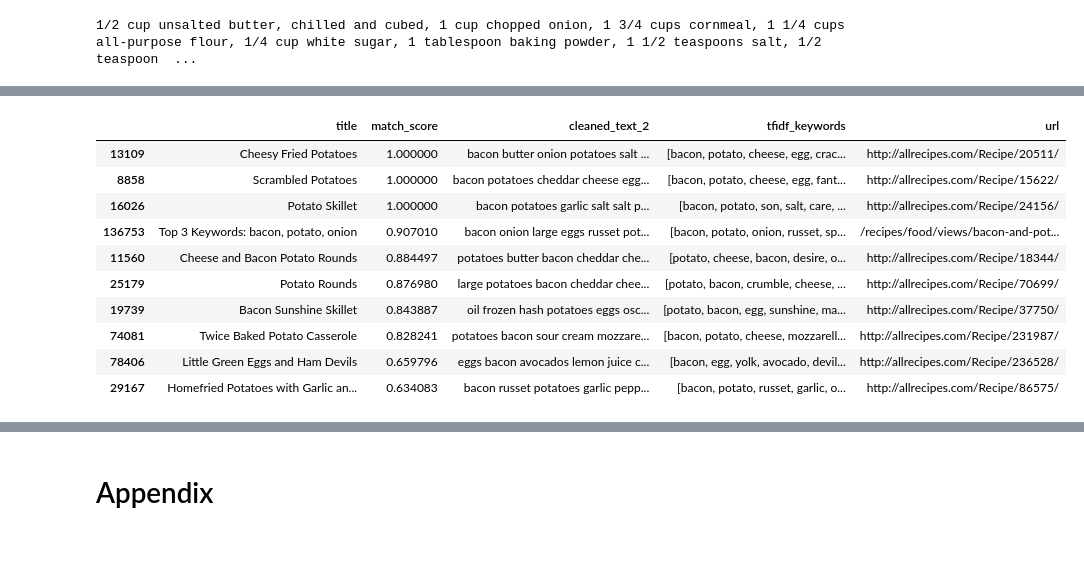
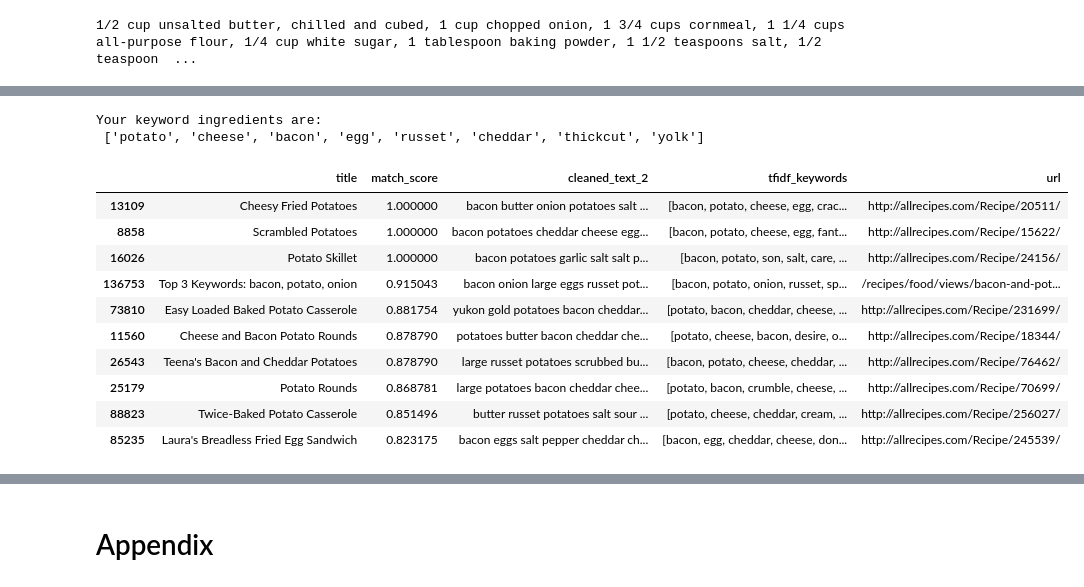
Before and after one commit to CoreyJMiller22791/Thinkful, a Jupyter notebook: Recipe Capstone.ipynb, the cells around one changed output, grey strips where cells are left out. Drawn from its saved outputs; the diff is of its cells as text; code cells hidden in the pictures; blank space fills up the shorter version.

```diff
--- a/Recipe Capstone.ipynb
+++ b/Recipe Capstone.ipynb
@@ -610,6 +627,6 @@ def recommender_metric(input_list, series):
 # %%
 def brain_food_4(input_list):
-    ''' Adds additional similar word tfidf score to input vector
+    ''' Adds additional similar word cosine similarity score to input vector
         Built on full tfidf matrix
         Adds in metric'''
 
@@ -633,7 +650,7 @@ def brain_food_4(input_list):
 
     diverse_lemmas = lemmas+similar_words
 
-    #print("Your keyword ingredients are:\n",diverse_lemmas)
+    print("Your keyword ingredients are:\n",diverse_lemmas)
 
     # One hot encode input vector
     for word in lemmas:
@@ -644,37 +661,39 @@ def brain_food_4(input_list):
 
     # Add cosine similarities for similar word score
     for word,score in similar_to_input:
         try:
             input_vec[vocab[word]] += score
         except:
             pass
 
     # Multiply tfidf matrix by input vector and sum
     tfidf_sparse = scipy.sparse.csc_matrix(X)
     similarity = tfidf_sparse * input_vec
 
     # add to recipe_df
     recipe_df_alias = recipe_df.copy()
     recipe_df_alias['similarity'] = similarity
     recipe_df_alias = recipe_df_alias.sort_values(by='similarity', ascending=False)
     top_recipes = recipe_df_alias[:10]
 
     # Calculate metrics
     top_recipes['match_score'] = top_recipes.tfidf_keywords.apply(lambda scr: recommender_metric(lemmas,scr))
 
     return top_recipes[['title','match_score', 'cleaned_text_2', 'tfidf_keywords','url']].sort_values(by='match_score',ascending=False)
 
 # Run Function
 brain_food_4('potato cheese bacon eggs')
 # %% [output]
+Your keyword ingredients are:
+ ['potato', 'cheese', 'bacon', 'egg', 'russet', 'cheddar', 'thickcut', 'yolk']
 |  | title | match_score | cleaned_text_2 | tfidf_keywords | url |
 | 13109 | Cheesy Fried Potatoes | 1.000000 | bacon butter onion potatoes salt ... | [bacon, potato, cheese, egg, crac... | http://allrecipes.com/Recipe/20511/ |
 | 8858 | Scrambled Potatoes | 1.000000 | bacon potatoes cheddar cheese egg... | [bacon, potato, cheese, egg, fant... | http://allrecipes.com/Recipe/15622/ |
 | 16026 | Potato Skillet | 1.000000 | bacon potatoes garlic salt salt p... | [bacon, potato, son, salt, care, ... | http://allrecipes.com/Recipe/24156/ |
-| 136753 | Top 3 Keywords: bacon, potato, onion | 0.907010 | bacon onion large eggs russet pot... | [bacon, potato, onion, russet, sp... | /recipes/food/views/bacon-and-pot... |
-| 11560 | Cheese and Bacon Potato Rounds | 0.884497 | potatoes butter bacon cheddar che... | [potato, cheese, bacon, desire, o... | http://allrecipes.com/Recipe/18344/ |
-| 25179 | Potato Rounds | 0.876980 | large potatoes bacon cheddar chee... | [potato, bacon, crumble, cheese, ... | http://allrecipes.com/Recipe/70699/ |
-| 19739 | Bacon Sunshine Skillet | 0.843887 | oil frozen hash potatoes eggs osc... | [potato, bacon, egg, sunshine, ma... | http://allrecipes.com/Recipe/37750/ |
-| 74081 | Twice Baked Potato Casserole | 0.828241 | potatoes bacon sour cream mozzare... | [bacon, potato, cheese, mozzarell... | http://allrecipes.com/Recipe/231987/ |
-| 78406 | Little Green Eggs and Ham Devils | 0.659796 | eggs bacon avocados lemon juice c... | [bacon, egg, yolk, avocado, devil... | http://allrecipes.com/Recipe/236528/ |
-| 29167 | Homefried Potatoes with Garlic an... | 0.634083 | bacon russet potatoes garlic pepp... | [bacon, potato, russet, garlic, o... | http://allrecipes.com/Recipe/86575/ |
+| 136753 | Top 3 Keywords: bacon, potato, onion | 0.915043 | bacon onion large eggs russet pot... | [bacon, potato, onion, russet, sp... | /recipes/food/views/bacon-and-pot... |
+| 73810 | Easy Loaded Baked Potato Casserole | 0.881754 | yukon gold potatoes bacon cheddar... | [potato, bacon, cheddar, cheese, ... | http://allrecipes.com/Recipe/231699/ |
+| 11560 | Cheese and Bacon Potato Rounds | 0.878790 | potatoes butter bacon cheddar che... | [potato, cheese, bacon, desire, o... | http://allrecipes.com/Recipe/18344/ |
+| 26543 | Teena's Bacon and Cheddar Potatoes | 0.878790 | large russet potatoes scrubbed bu... | [bacon, potato, cheese, cheddar, ... | http://allrecipes.com/Recipe/76462/ |
+| 25179 | Potato Rounds | 0.868781 | large potatoes bacon cheddar chee... | [potato, bacon, crumble, cheese, ... | http://allrecipes.com/Recipe/70699/ |
+| 88823 | Twice-Baked Potato Casserole | 0.851496 | butter russet potatoes salt sour ... | [potato, cheese, cheddar, cream, ... | http://allrecipes.com/Recipe/256027/ |
+| 85235 | Laura's Breadless Fried Egg Sandwich | 0.823175 | bacon eggs salt pepper cheddar ch... | [bacon, egg, cheddar, cheese, don... | http://allrecipes.com/Recipe/245539/ |
```
Also changed, not shown: parts of 51 cells of this notebook.
